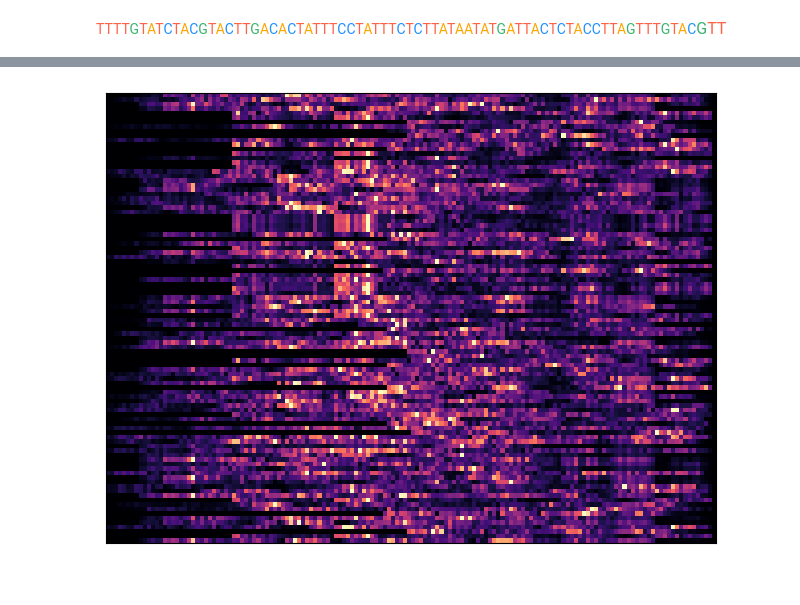
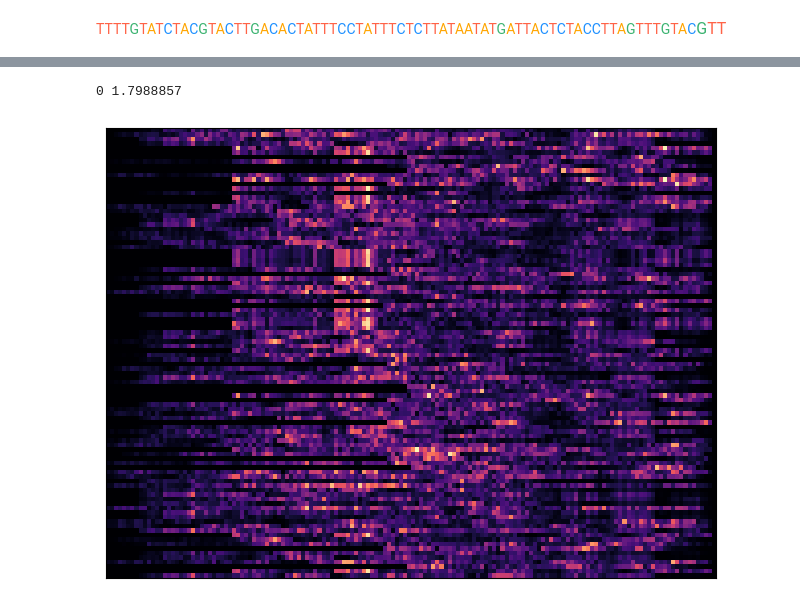
Before and after one commit to Rhys-sg/e.-coli-promoter-prediction, a Jupyter notebook: saliency.ipynb, the cells around one changed output, grey strips where cells are left out. Saved outputs shown, nothing was run; the diff lists cells and outputs as text; code cells hidden in the pictures.

```diff
--- a/saliency.ipynb
+++ b/saliency.ipynb
@@ -17,7 +20,8 @@ saliency_module.plot_saliency_map_grid(data=generated_sequences_df)
 # %%
 X_train, X_test, y_train, y_test = main_module.get_training_data('Data/LaFleur_supp.csv')
 X_test_data = main_module.decode_to_df(X_test)
 
-saliency_module.plot_saliency_map_grid(data=X_test_data, i_end=100)
+saliency_module.plot_saliency_map_grid(data=X_test_data, i_end=100, relative=True, scaler=5)
 # %% [output]
+0 1.7988857
-[figure, old version]
+[figure, new version]
```
Also changed, not shown: parts of 2 cells of this notebook, 6 other files.
